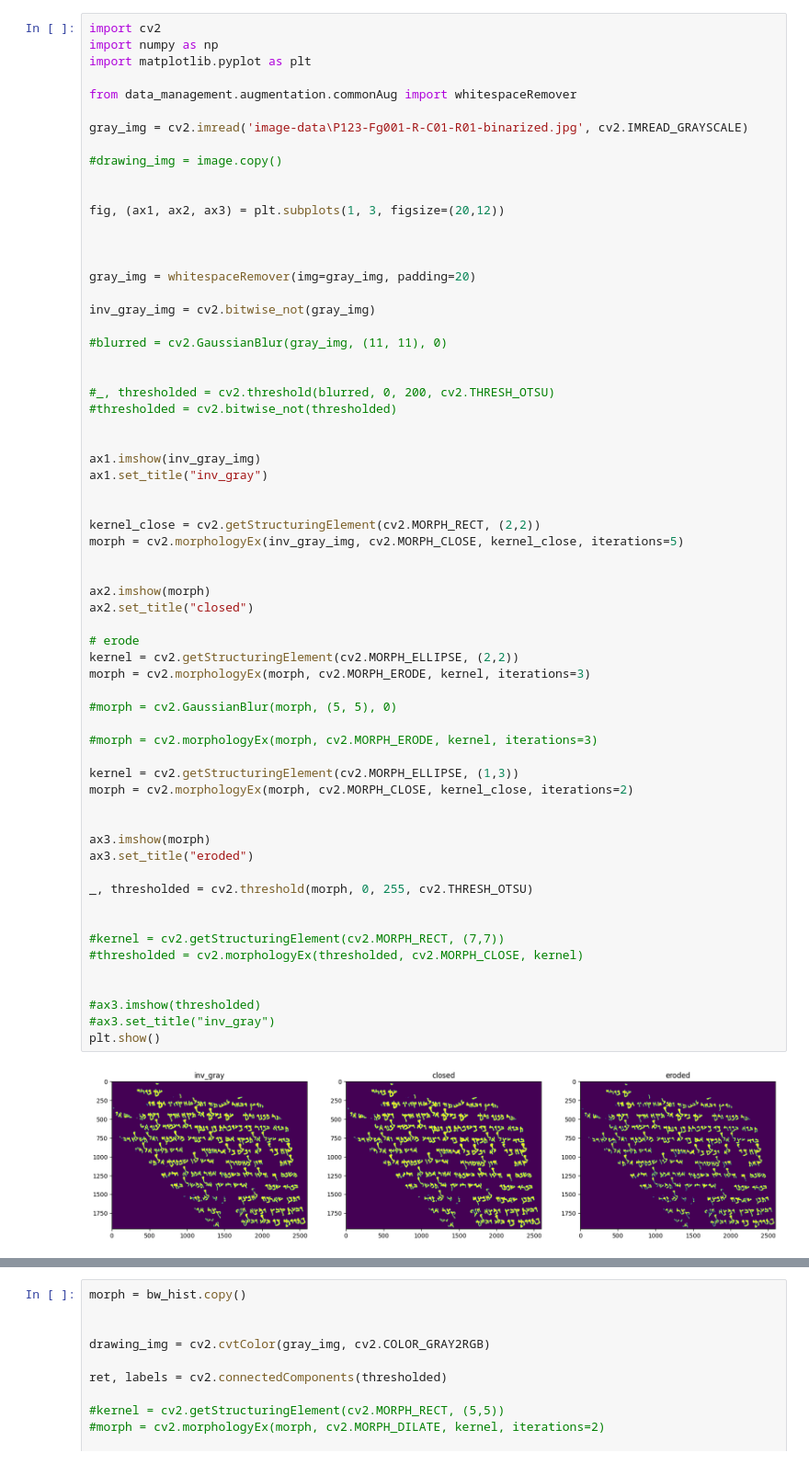
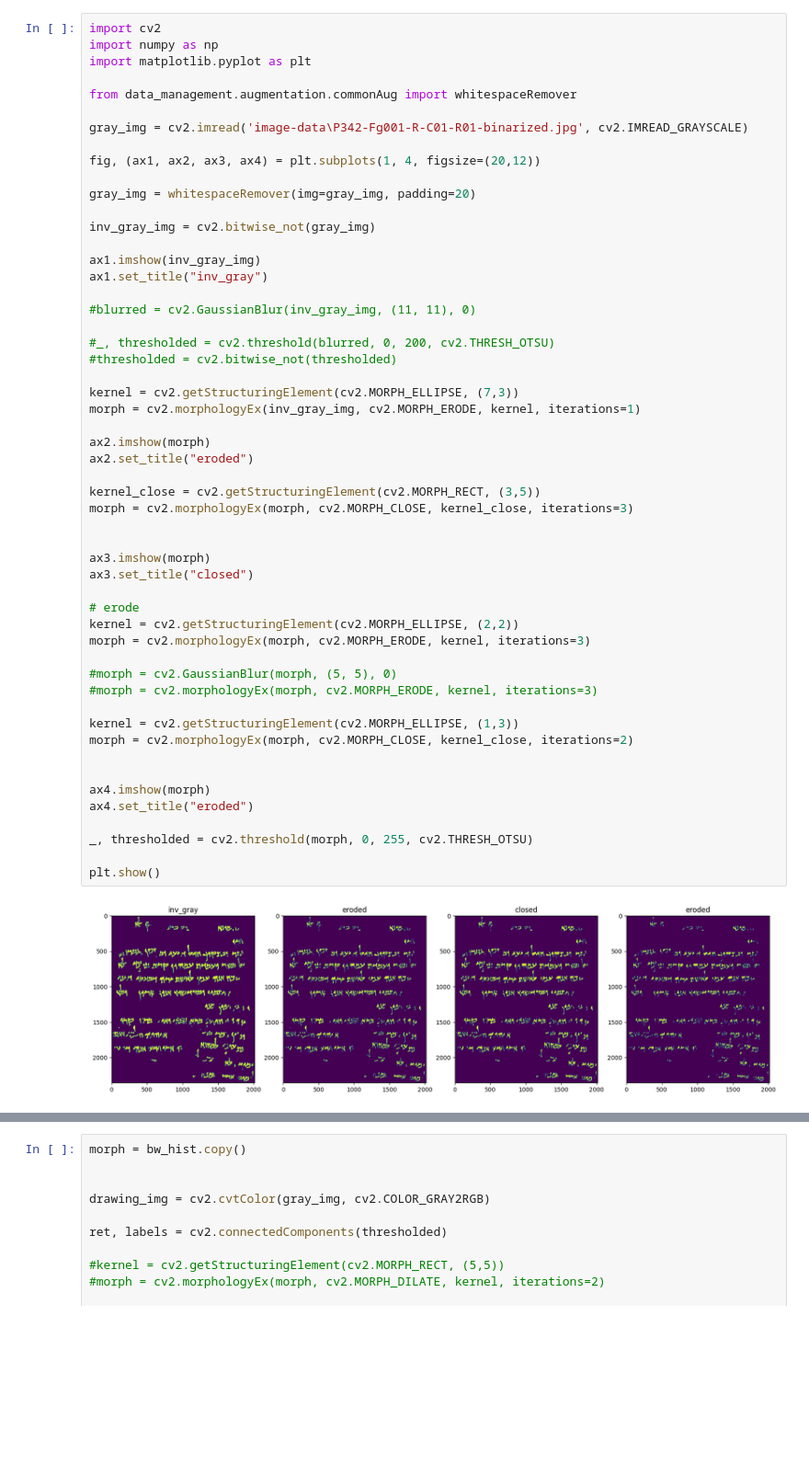
Before and after one commit to daniel-macrae/HandwritingRecognition-2023, a Jupyter notebook: Dan's Stuff/dan_seg.ipynb, the cells around one changed output, grey strips where cells are left out. Shown at 92% size. Saved outputs shown, nothing was run; the diff lists cells and outputs as text; blank space fills up the shorter version.

```diff
--- a/Dan's Stuff/dan_seg.ipynb
+++ b/Dan's Stuff/dan_seg.ipynb
@@ -5,61 +5,51 @@ import matplotlib.pyplot as plt
 
 from data_management.augmentation.commonAug import whitespaceRemover
 
-gray_img = cv2.imread('image-data\P123-Fg001-R-C01-R01-binarized.jpg', cv2.IMREAD_GRAYSCALE)
+gray_img = cv2.imread('image-data\P342-Fg001-R-C01-R01-binarized.jpg', cv2.IMREAD_GRAYSCALE)
 
-#drawing_img = image.copy()
-
-
-fig, (ax1, ax2, ax3) = plt.subplots(1, 3, figsize=(20,12))
-
-
+fig, (ax1, ax2, ax3, ax4) = plt.subplots(1, 4, figsize=(20,12))
 
 gray_img = whitespaceRemover(img=gray_img, padding=20)
 
 inv_gray_img = cv2.bitwise_not(gray_img)
 
-#blurred = cv2.GaussianBlur(gray_img, (11, 11), 0)
+ax1.imshow(inv_gray_img)
+ax1.set_title("inv_gray")
 
+#blurred = cv2.GaussianBlur(inv_gray_img, (11, 11), 0)
 
 #_, thresholded = cv2.threshold(blurred, 0, 200, cv2.THRESH_OTSU)
 #thresholded = cv2.bitwise_not(thresholded)
 
+kernel = cv2.getStructuringElement(cv2.MORPH_ELLIPSE, (7,3))
+morph = cv2.morphologyEx(inv_gray_img, cv2.MORPH_ERODE, kernel, iterations=1)
 
-ax1.imshow(inv_gray_img)
-ax1.set_title("inv_gray")
+ax2.imshow(morph)
+ax2.set_title("eroded")
+
+kernel_close = cv2.getStructuringElement(cv2.MORPH_RECT, (3,5))
+morph = cv2.morphologyEx(morph, cv2.MORPH_CLOSE, kernel_close, iterations=3)
 
 
-kernel_close = cv2.getStructuringElement(cv2.MORPH_RECT, (2,2))
-morph = cv2.morphologyEx(inv_gray_img, cv2.MORPH_CLOSE, kernel_close, iterations=5)
-
-
-ax2.imshow(morph)
-ax2.set_title("closed")
+ax3.imshow(morph)
+ax3.set_title("closed")
 
 # erode
 kernel = cv2.getStructuringElement(cv2.MORPH_ELLIPSE, (2,2))
 morph = cv2.morphologyEx(morph, cv2.MORPH_ERODE, kernel, iterations=3)
 
 #morph = cv2.GaussianBlur(morph, (5, 5), 0)
-
 #morph = cv2.morphologyEx(morph, cv2.MORPH_ERODE, kernel, iterations=3)
 
 kernel = cv2.getStructuringElement(cv2.MORPH_ELLIPSE, (1,3))
 morph = cv2.morphologyEx(morph, cv2.MORPH_CLOSE, kernel_close, iterations=2)
 
 
-ax3.imshow(morph)
-ax3.set_title("eroded")
+ax4.imshow(morph)
+ax4.set_title("eroded")
 
 _, thresholded = cv2.threshold(morph, 0, 255, cv2.THRESH_OTSU)
 
-
-#kernel = cv2.getStructuringElement(cv2.MORPH_RECT, (7,7))
-#thresholded = cv2.morphologyEx(thresholded, cv2.MORPH_CLOSE, kernel)
-
-
-#ax3.imshow(thresholded)
-#ax3.set_title("inv_gray")
 plt.show()
 # %% [output]
-[figure, old version]
+[figure, new version]
```
Also changed, not shown: parts of 5 cells of this notebook, 3 other files.
